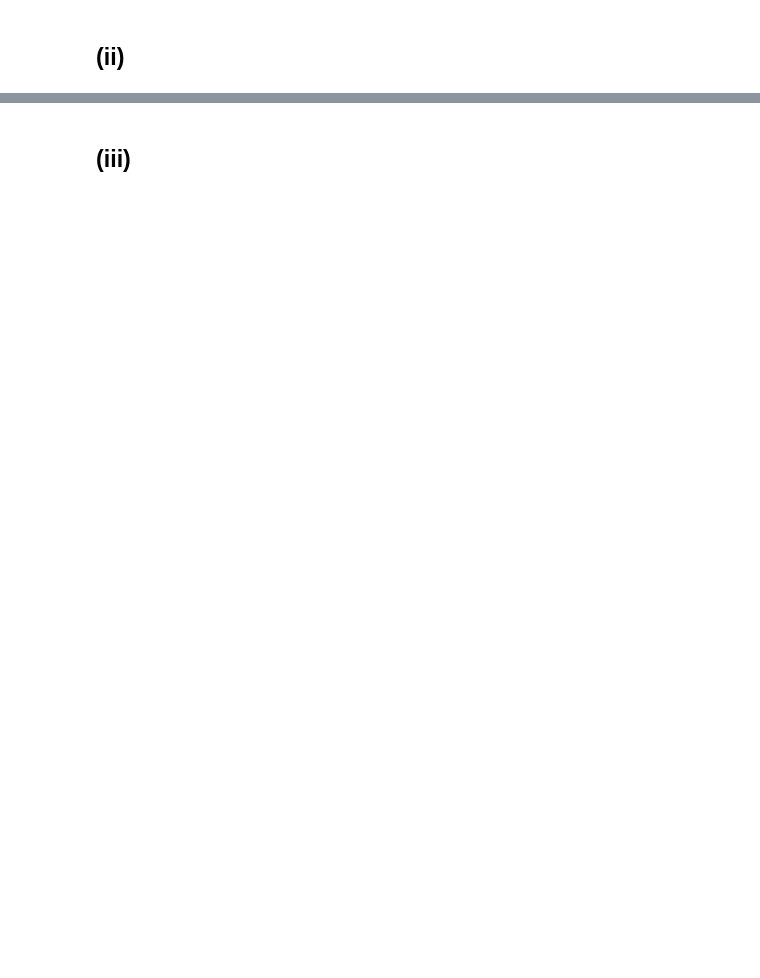
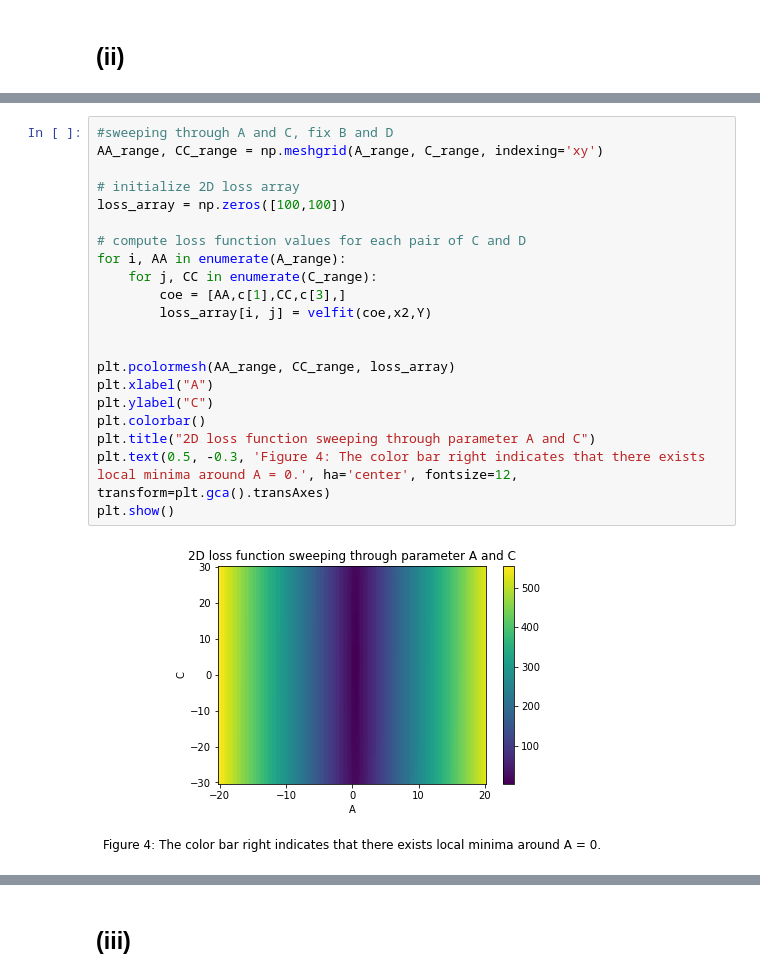
Before and after one commit to ZiwenLi0325/EE399, a Jupyter notebook: hw1/hw1.ipynb, the cells around one changed output, grey strips where cells are left out. Drawn from its saved outputs; the diff is of its cells as text; blank space fills up the shorter version.

```diff
--- a/hw1/hw1.ipynb
+++ b/hw1/hw1.ipynb
@@ -147,0 +96,23 @@ Text(0, 0.5, 'C')
+# %%
+#sweeping through A and C, fix B and D
+AA_range, CC_range = np.meshgrid(A_range, C_range, indexing='xy')
+
+# initialize 2D loss array
+loss_array = np.zeros([100,100])
+
+# compute loss function values for each pair of C and D
+for i, AA in enumerate(A_range):
+    for j, CC in enumerate(C_range):
+        coe = [AA,c[1],CC,c[3],]
+        loss_array[i, j] = velfit(coe,x2,Y)
+
+
+plt.pcolormesh(AA_range, CC_range, loss_array)
+plt.xlabel("A")
+plt.ylabel("C")
+plt.colorbar()
+plt.title("2D loss function sweeping through parameter A and C")
+plt.text(0.5, -0.3, 'Figure 4: The color bar right indicates that there exists local minima around A = 0.', ha='center', fontsize=12, transform=plt.gca().transAxes)
+plt.show()
+# %% [output]
+[figure, added]
```
Also changed, not shown: parts of 32 cells of this notebook, 1 other file.
